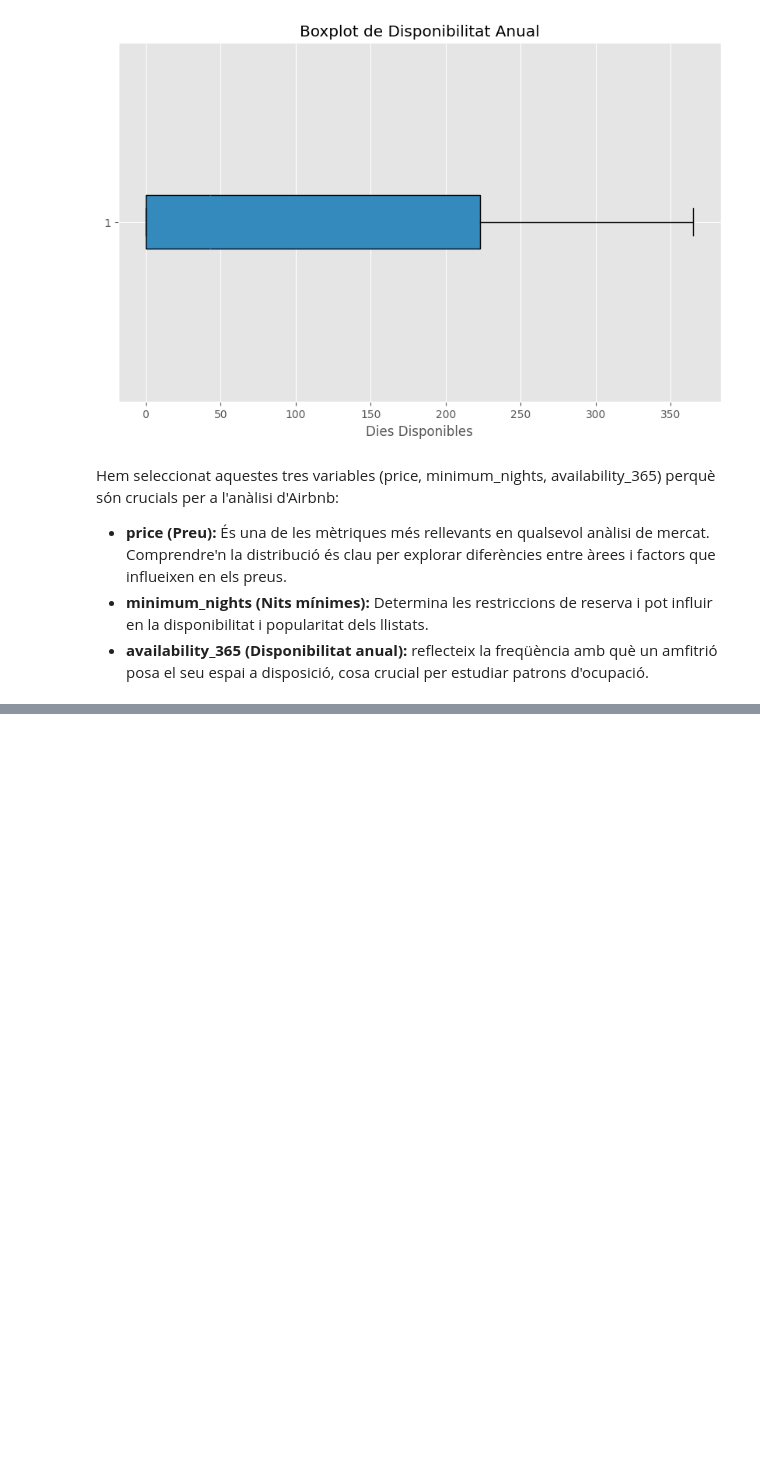
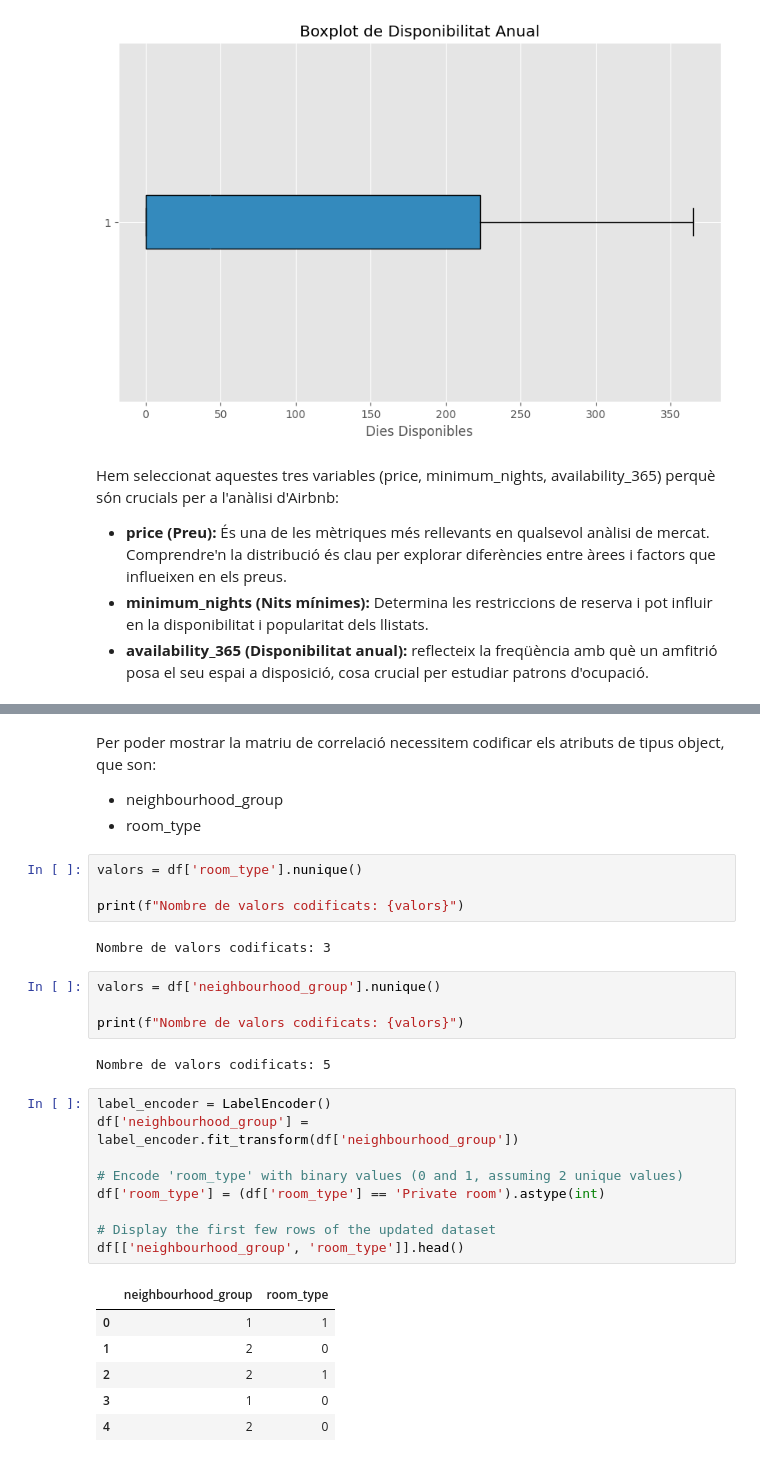
Before and after one commit to angela-uab/Kaggle-APC, a Jupyter notebook: kaggle.ipynb, the cells around one changed output, grey strips where cells are left out. Cells and saved outputs as stored; diff of their text form; blank space fills up the shorter version.

```diff
--- a/kaggle.ipynb
+++ b/kaggle.ipynb
@@ -385,0 +422,32 @@ Després de realitzar una neteja al nostre dataset, veurem la relació que hi ha
+# %% [markdown]
+Per poder mostrar la matriu de correlació necessitem codificar els atributs de tipus object, que son:
+- neighbourhood_group
+- room_type
+# %%
+valors = df['room_type'].nunique()
+
+print(f"Nombre de valors codificats: {valors}")
+# %% [output]
+Nombre de valors codificats: 3
+# %%
+valors = df['neighbourhood_group'].nunique()
+
+print(f"Nombre de valors codificats: {valors}")
+# %% [output]
+Nombre de valors codificats: 5
+# %%
+label_encoder = LabelEncoder()
+df['neighbourhood_group'] = label_encoder.fit_transform(df['neighbourhood_group'])
+
+# Encode 'room_type' with binary values (0 and 1, assuming 2 unique values)
+df['room_type'] = (df['room_type'] == 'Private room').astype(int)
+
+# Display the first few rows of the updated dataset
+df[['neighbourhood_group', 'room_type']].head()
+# %% [output]
+|  | neighbourhood_group | room_type |
+| 0 | 1 | 1 |
+| 1 | 2 | 0 |
+| 2 | 2 | 1 |
+| 3 | 1 | 0 |
+| 4 | 2 | 0 |
```
Also changed, not shown: parts of 16 cells of this notebook.
